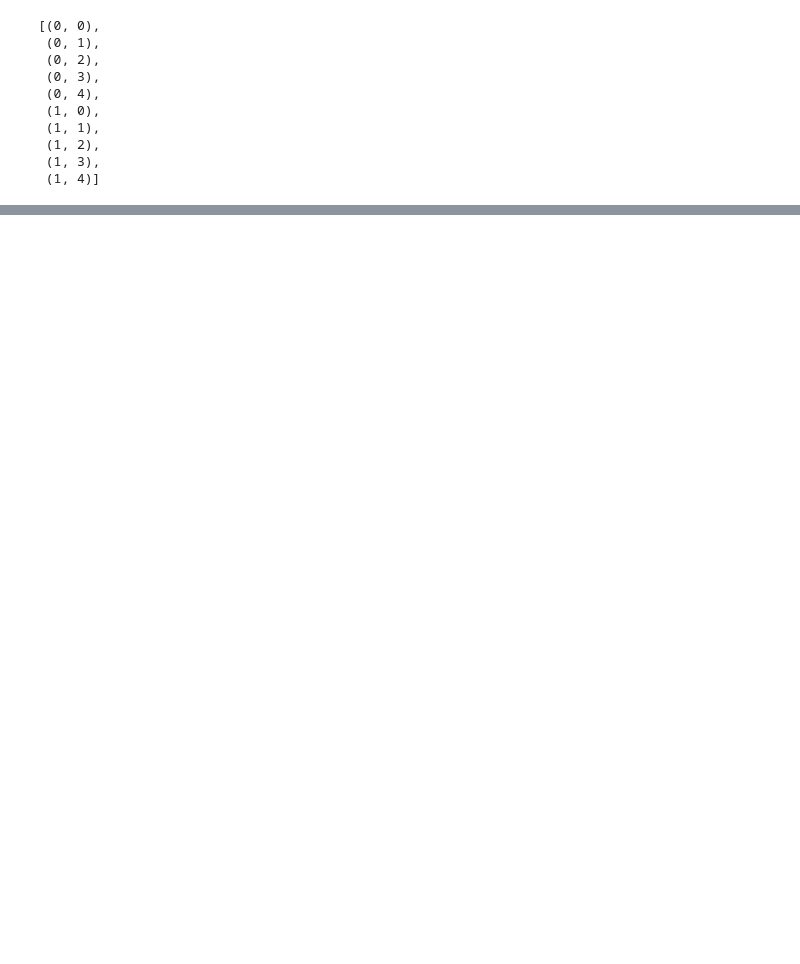
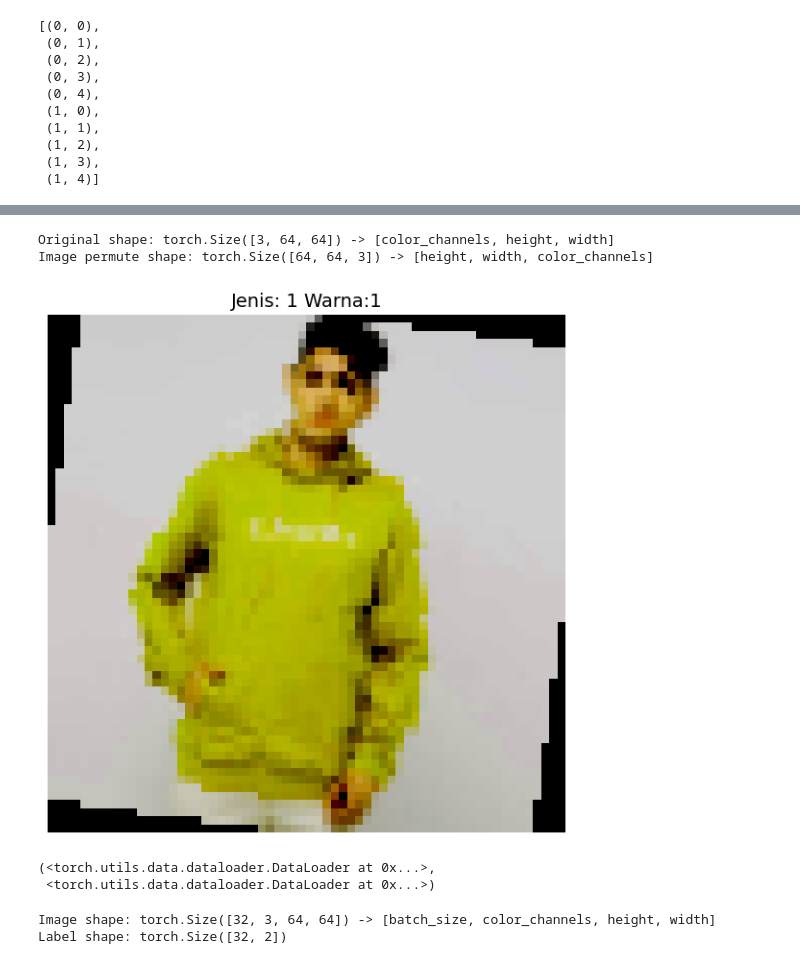
Before and after one commit to fairuztsn/fluffy-telegram, a Jupyter notebook: notebooks/main.ipynb, the cells around one changed output, grey strips where cells are left out. Saved outputs shown, nothing was run; the diff lists cells and outputs as text; code cells hidden in the pictures; blank space fills up the shorter version.

Commit message:
Add DataLoader with batch size and parallel workers configuration

```diff
--- a/notebooks/main.ipynb
+++ b/notebooks/main.ipynb
@@ -43,18 +45,18 @@ from torch.utils.data import DataLoader
 # %%
 train_data = CustomImageDatasetFromCSV(csv_file=CSV_PATH,
                                        img_dir=train_dir,
-                                       transform=transformer)
+                                       transform=train_transformer)
 
 test_data = CustomImageDatasetFromCSV(csv_file=CSV_PATH,
                                     img_dir=test_dir,
-                                    transform=transformer)
+                                    transform=test_transformer)
 
 train_loader = DataLoader(dataset=train_data,
-                          batch_size=32,
+                          batch_size=BATCH_SIZE,
                           shuffle=True)
 
 test_loader = DataLoader(dataset=test_data,
-                          batch_size=32,
+                          batch_size=BATCH_SIZE,
                           shuffle=True)
 # %%
 for images, labels in train_loader:
@@ -110,0 +128,23 @@ Label datatype: <class 'torch.Tensor'>
+# %%
+from torch import clamp
+
+# Mastiin nilai img antara [0, 1]
+img_clipped = clamp(img, 0, 1)
+
+# Permutasi dimensi biar sesuai sama format imshow
+img_permute = img_clipped.permute(1, 2, 0)
+
+# Before and after permute
+print(f"Original shape: {img.shape} -> [color_channels, height, width]")
+print(f"Image permute shape: {img_permute.shape} -> [height, width, color_channels]")
+
+# Plot image
+plt.figure(figsize=(10, 7))
+plt.imshow(img_permute)
+plt.axis("off")
+plt.title(f"Jenis: {train_data.jenis_classes[label[0]]} Warna:{train_data.jenis_classes[label[1]]}", fontsize=14);
+plt.show()
+# %% [output]
+Original shape: torch.Size([3, 64, 64]) -> [color_channels, height, width]
+Image permute shape: torch.Size([64, 64, 3]) -> [height, width, color_channels]
+[figure, added]
@@ -110,0 +153,24 @@ Label datatype: <class 'torch.Tensor'>
+# %%
+train_dataloader = DataLoader(dataset=train_data,
+                              batch_size=BATCH_SIZE, # how many samples per batch?
+                              num_workers=NUM_WORKERS, # how many subprocesses to use for data loading? (higher = more)
+                              shuffle=True) # shuffle the data?
+
+test_dataloader = DataLoader(dataset=test_data,
+                             batch_size=BATCH_SIZE,
+                             num_workers=NUM_WORKERS,
+                             shuffle=False) # don't usually need to shuffle testing data
+
+train_dataloader, test_dataloader
+# %% [output]
+(<torch.utils.data.dataloader.DataLoader at 0x...>,
+ <torch.utils.data.dataloader.DataLoader at 0x...>)
+# %%
+img, label = next(iter(train_dataloader))
+
+# Batch size will now be 1, try changing the batch_size parameter above and see what happens
+print(f"Image shape: {img.shape} -> [batch_size, color_channels, height, width]")
+print(f"Label shape: {label.shape}")
+# %% [output]
+Image shape: torch.Size([32, 3, 64, 64]) -> [batch_size, color_channels, height, width]
+Label shape: torch.Size([32, 2])
```
Also changed, not shown: parts of 7 cells of this notebook.
